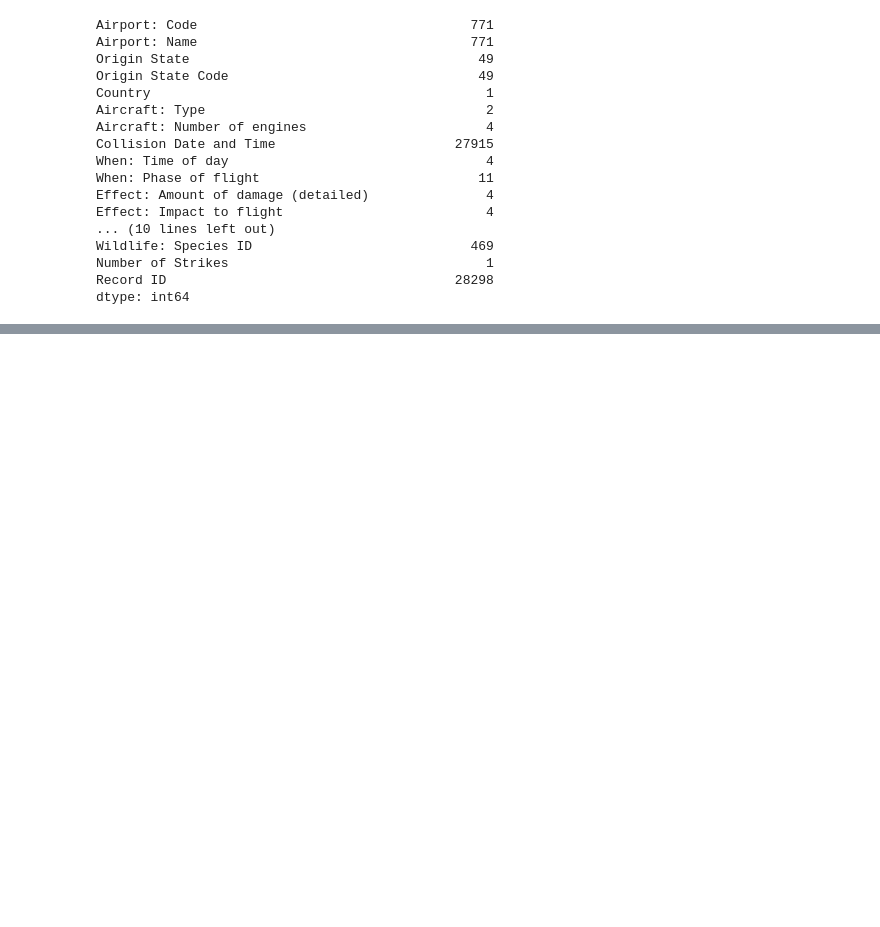
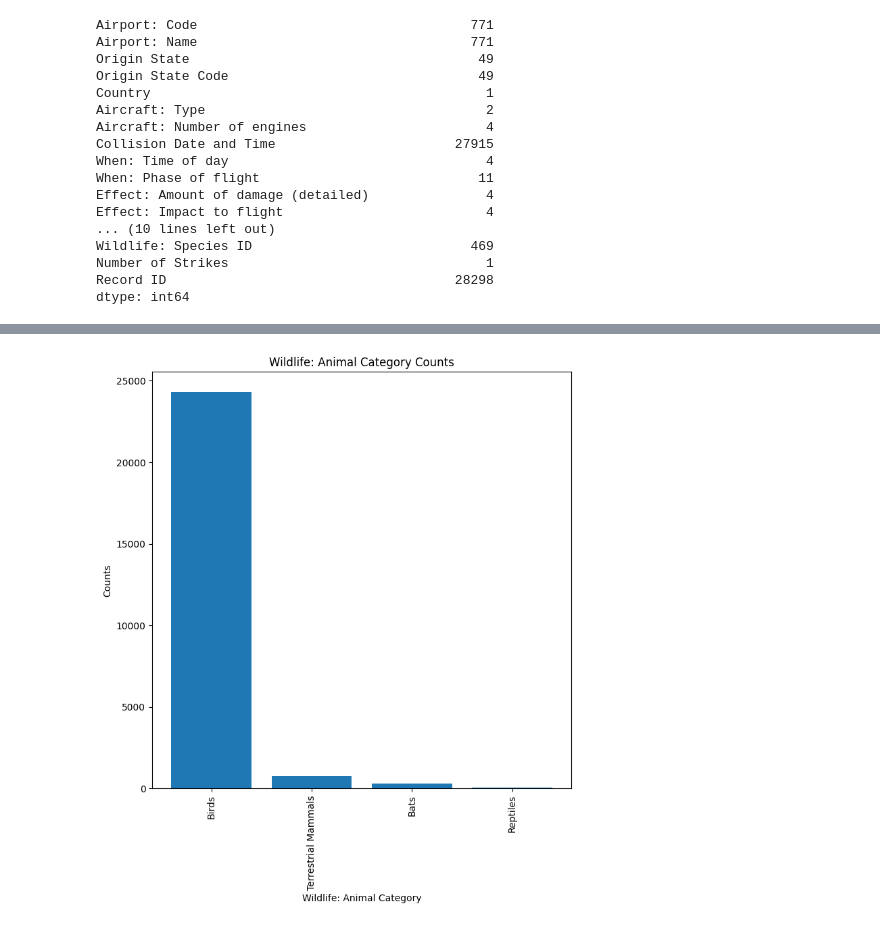
Before and after one commit to SBangarh/LHL_Tableau_project, a Jupyter notebook: notebook.ipynb, the cells around one changed output, grey strips where cells are left out. Saved outputs shown, nothing was run; the diff lists cells and outputs as text; code cells hidden in the pictures; blank space fills up the shorter version.

```diff
--- a/notebook.ipynb
+++ b/notebook.ipynb
@@ -119,0 +218,5 @@ dtype: int64
+# %%
+#collisions per animal category
+plot_counts(my_df, 'Wildlife: Animal Category', (8, 8))
+# %% [output]
+[figure, added]
```
Also changed, not shown: parts of 24 cells of this notebook, 1 other file.
